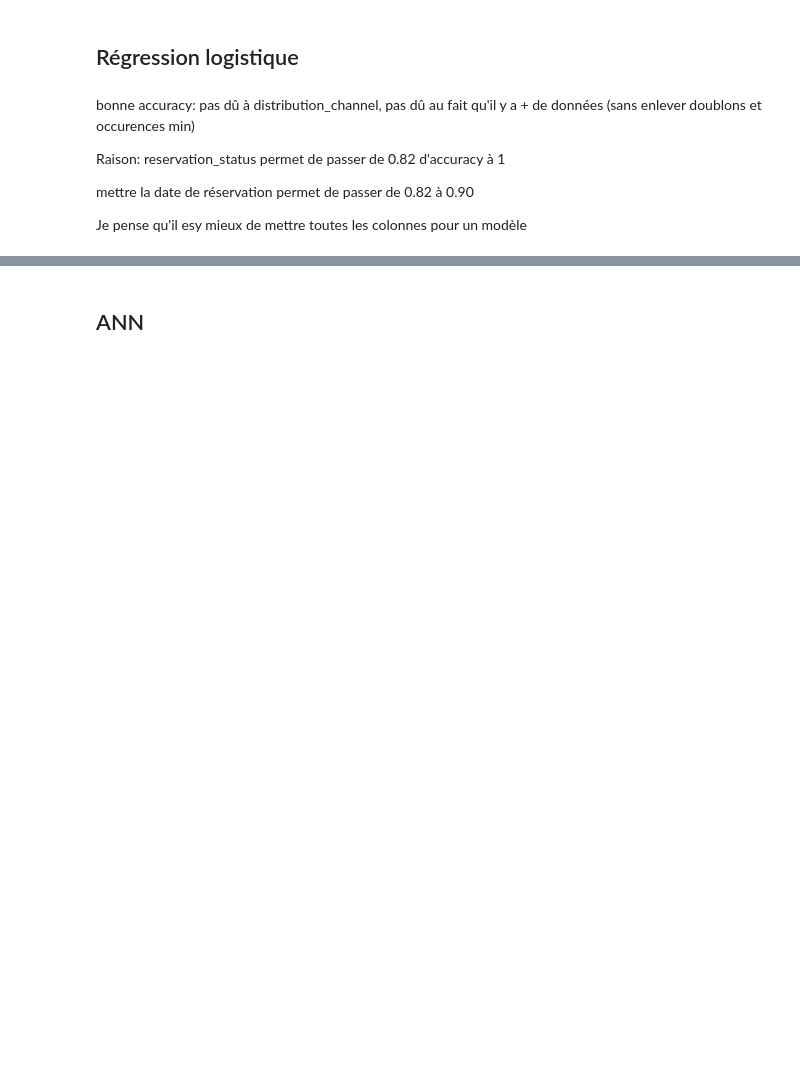
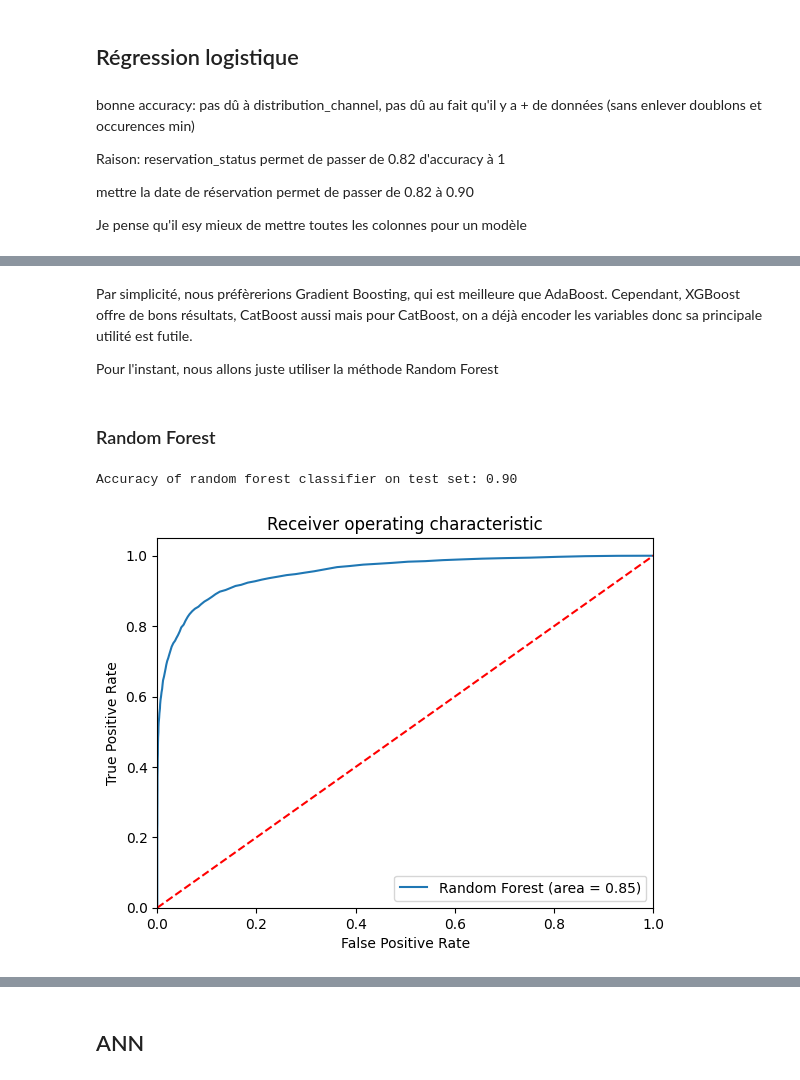
Before and after one commit to Augustin0412/projet_poster_M2, a Jupyter notebook: Python/Analyse1.ipynb, the cells around one changed output, grey strips where cells are left out. Saved outputs shown, nothing was run; the diff lists cells and outputs as text; code cells hidden in the pictures; blank space fills up the shorter version.

Commit message:
ajout méthode boosting (0.90 d'accuracy), ann (0.97 avec 10 epoch), et cnn sur deux épochs ccar trop long

```diff
--- a/Python/Analyse1.ipynb
+++ b/Python/Analyse1.ipynb
@@ -269,0 +314,36 @@ fig.show()
+# %% [markdown]
+Par simplicité, nous préfèrerions Gradient Boosting, qui est meilleure que AdaBoost. Cependant, XGBoost offre de bons résultats, CatBoost aussi mais pour CatBoost, on a déjà encoder les variables donc sa principale utilité est futile.
+
+Pour l'instant, nous allons juste utiliser la méthode Random Forest
+# %% [markdown]
+### Random Forest
+# %%
+from sklearn.ensemble import RandomForestClassifier
+from sklearn.metrics import accuracy_score
+
+
+X = df_encoded.drop(['is_canceled'], axis=1)
+y = df_encoded['is_canceled']
+
+X_train, X_test, y_train, y_test = train_test_split(X, y, test_size=0.2, random_state=0)
+rf = RandomForestClassifier(n_estimators=100, random_state=0)
+rf.fit(X_train, y_train)
+y_pred_rf = rf.predict(X_test)
+print('Accuracy of random forest classifier on test set: {:.2f}'.format(accuracy_score(y_test, y_pred_rf)))
+
+rf_roc_auc = roc_auc_score(y_test, rf.predict(X_test))
+fpr, tpr, thresholds = roc_curve(y_test, rf.predict_proba(X_test)[:,1])
+plt.figure()
+plt.plot(fpr, tpr, label='Random Forest (area = %0.2f)' % rf_roc_auc)
+plt.plot([0, 1], [0, 1],'r--')
+plt.xlim([0.0, 1.0])
+plt.ylim([0.0, 1.05])
+plt.xlabel('False Positive Rate')
+plt.ylabel('True Positive Rate')
+plt.title('Receiver operating characteristic')
+plt.legend(loc="lower right")
+# plt.savefig('Rf_ROC')
+plt.show()
+# %% [output]
+Accuracy of random forest classifier on test set: 0.90
+[figure, added]
```
Also changed, not shown: parts of 19 cells of this notebook, 9 other files.
